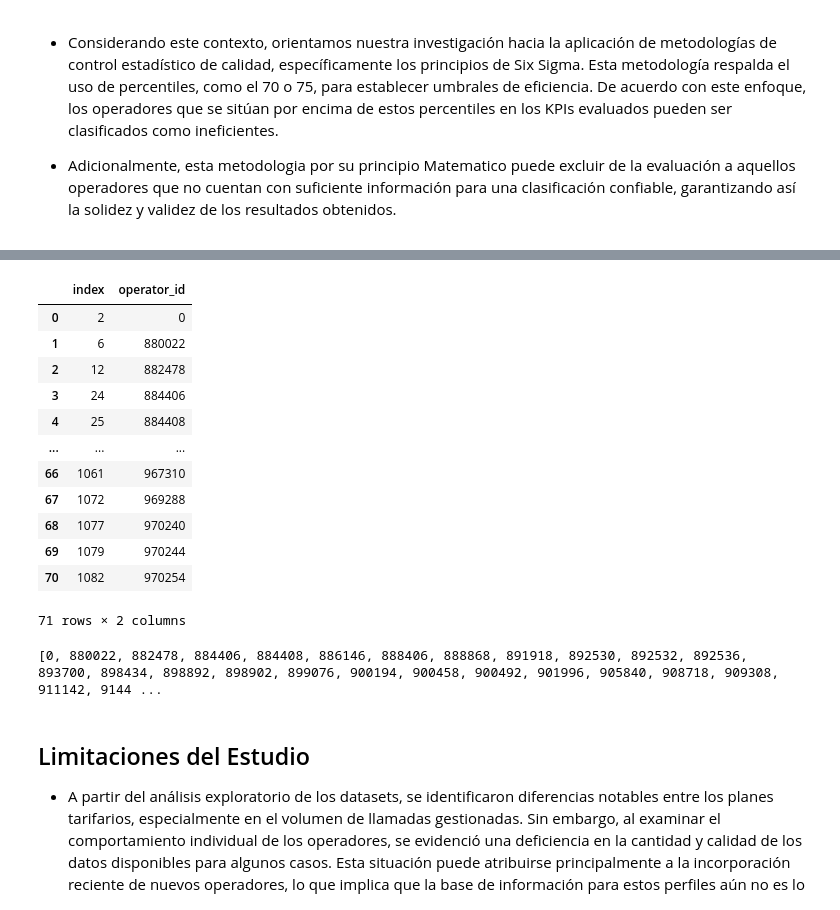
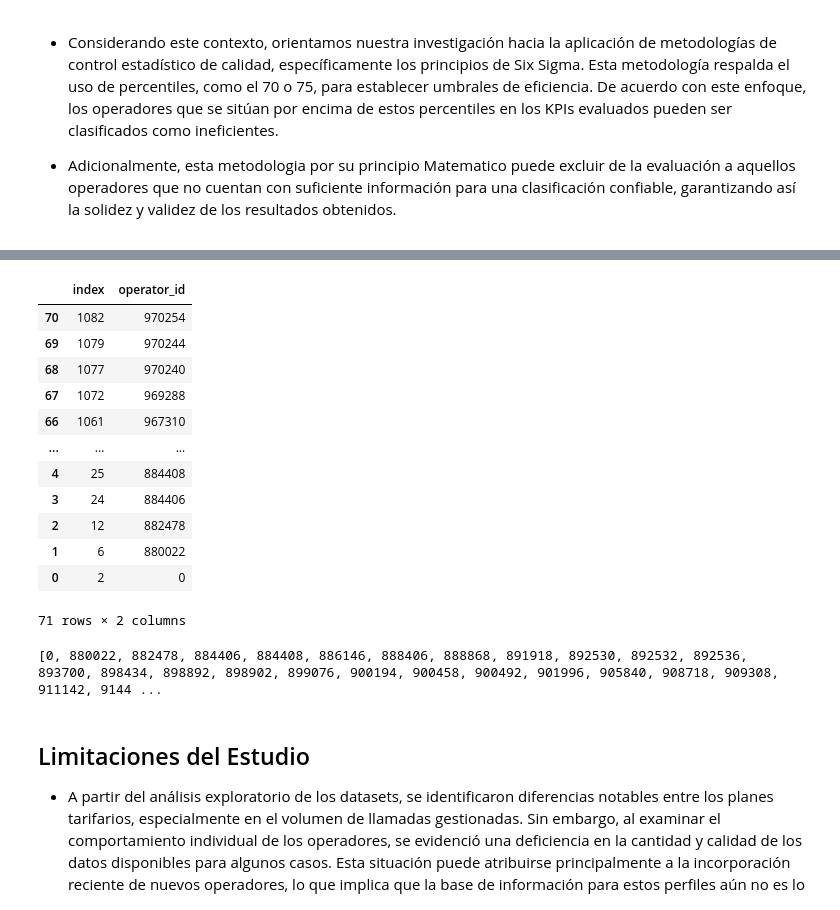
Before and after one commit to DavidRC-Ing/CallMeMaybe-virtual-telephony, a Jupyter notebook: CallMeMaybe virtual telephony.ipynb, the cells around one changed output, grey strips where cells are left out. Drawn from its saved outputs; the diff is of its cells as text; code cells hidden in the pictures.

```diff
--- a/CallMeMaybe virtual telephony.ipynb
+++ b/CallMeMaybe virtual telephony.ipynb
@@ -933,28 +936,28 @@ print(ineficientes[['operator_id', 'tariff_plan', 'lost_rate', 'mean_wait_time']
 # %%
 # Identificacion de los operadores menos eficientes
 
 Id_operator_ineficiente= ineficientes['operator_id'].reset_index()
-display(Id_operator_ineficiente)
+display(Id_operator_ineficiente.sort_values(by='operator_id',ascending=False))
 
 lista_ineficientes = []
 
 for i in Id_operator_ineficiente['operator_id']:
     lista_ineficientes.append(i)
 
 print(lista_ineficientes)
 # %% [output]
 |  | index | operator_id |
+| 70 | 1082 | 970254 |
+| 69 | 1079 | 970244 |
+| 68 | 1077 | 970240 |
+| 67 | 1072 | 969288 |
+| 66 | 1061 | 967310 |
+| ... | ... | ... |
+| 4 | 25 | 884408 |
+| 3 | 24 | 884406 |
+| 2 | 12 | 882478 |
+| 1 | 6 | 880022 |
 | 0 | 2 | 0 |
-| 1 | 6 | 880022 |
-| 2 | 12 | 882478 |
-| 3 | 24 | 884406 |
-| 4 | 25 | 884408 |
-| ... | ... | ... |
-| 66 | 1061 | 967310 |
-| 67 | 1072 | 969288 |
-| 68 | 1077 | 970240 |
-| 69 | 1079 | 970244 |
-| 70 | 1082 | 970254 |
 71 rows × 2 columns
 [0, 880022, 882478, 884406, 884408, 886146, 888406, 888868, 891918, 892530, 892532, 892536, 893700, 898434, 898892, 898902, 899076, 900194, 900458, 900492, 901996, 905840, 908718, 909308, 911142, 9144 ...
 # %% [markdown]
```
Also changed, not shown: parts of 6 cells of this notebook, 1 other file.
